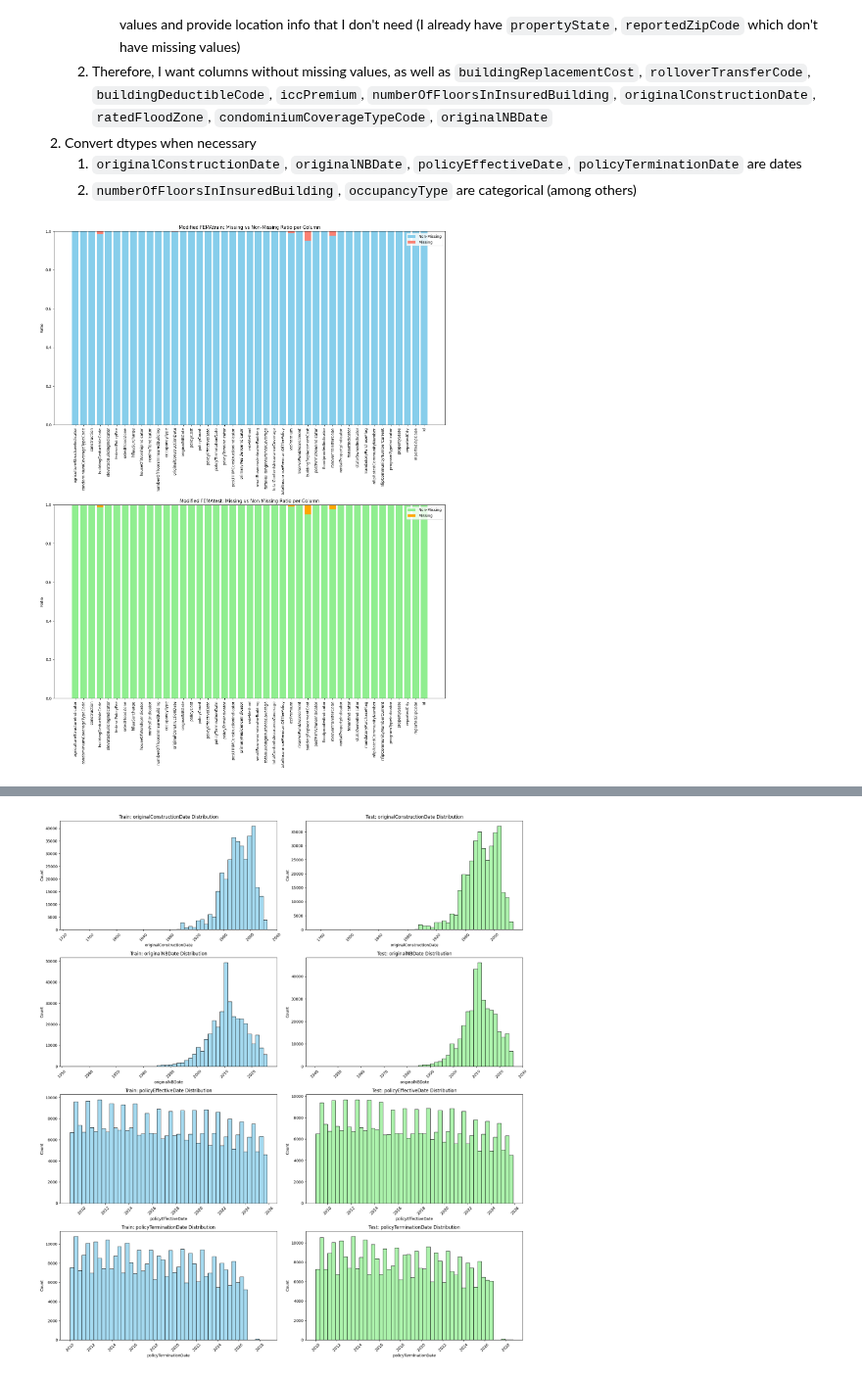
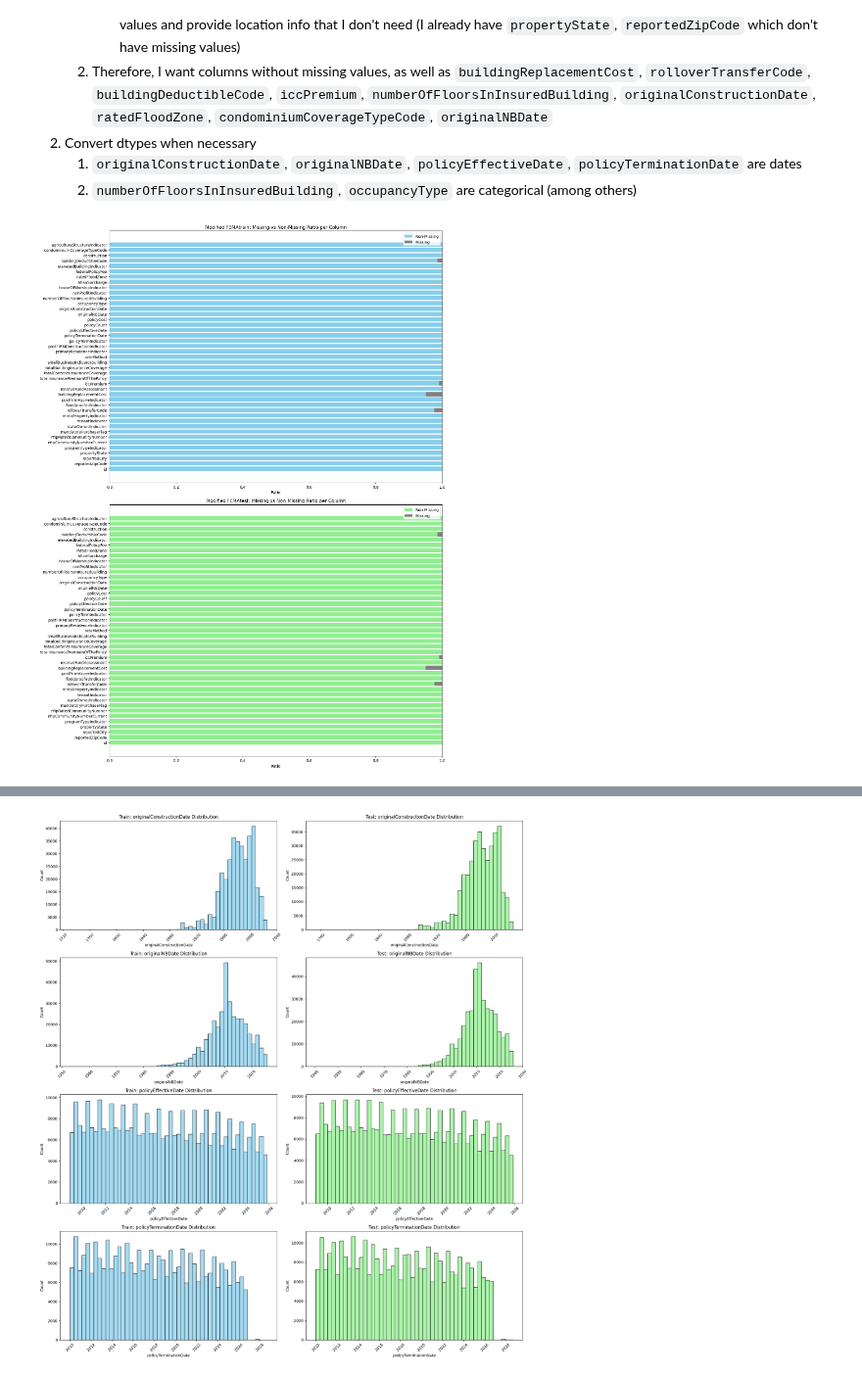
Before and after one commit to robertwzhou/Capstone2_FEMA_NFIPD, a Jupyter notebook: datawrangling.ipynb, the cells around one changed output, grey strips where cells are left out. Shown at 98% size. Saved outputs shown, nothing was run; the diff lists cells and outputs as text; code cells hidden in the pictures.

```diff
--- a/datawrangling.ipynb
+++ b/datawrangling.ipynb
@@ -160,40 +158,38 @@ convert_to_category(df_test)
 # %%
 # Calculate NA ratios for the current modified dataframes
 current_train_na = df_train.isna().sum() / len(df_train)
 current_test_na = df_test.isna().sum() / len(df_test)
 
 # Get the list of columns currently in the modified dataframes
 modified_cols = df_train.columns.tolist()
 
 # Prepare data for Train
 train_na_vals = current_train_na.values
 train_valid_vals = 1 - train_na_vals
 
 # Prepare data for Test
 test_na_vals = current_test_na.values
 test_valid_vals = 1 - test_na_vals
 
 fig, (ax1, ax2) = plt.subplots(2, 1, figsize=(15, 20))
 
-# Stacked Bar for Train
-ax1.bar(modified_cols, train_valid_vals, label="Non-Missing", color="skyblue")
-ax1.bar(modified_cols, train_na_vals, bottom=train_valid_vals, label="Missing", color="salmon")
-ax1.set_title("Modified FEMAtrain: Missing vs Non-Missing Ratio per Column")
-ax1.set_ylabel("Ratio")
-ax1.set_xticks(range(len(modified_cols)))
-ax1.set_xticklabels(modified_cols, rotation=90)
+# Horizontal Stacked Bar for Train
+ax1.barh(modified_cols, train_valid_vals, label='Non-Missing', color='skyblue')
+ax1.barh(modified_cols, train_na_vals, left=train_valid_vals, label='Missing', color='gray')
+ax1.set_title('Modified FEMAtrain: Missing vs Non-Missing Ratio per Column')
+ax1.set_xlabel('Ratio')
+ax1.invert_yaxis()
 ax1.legend()
 
-# Stacked Bar for Test
-ax2.bar(modified_cols, test_valid_vals, label="Non-Missing", color="lightgreen")
-ax2.bar(modified_cols, test_na_vals, bottom=test_valid_vals, label="Missing", color="orange")
-ax2.set_title("Modified FEMAtest: Missing vs Non-Missing Ratio per Column")
-ax2.set_ylabel("Ratio")
-ax2.set_xticks(range(len(modified_cols)))
-ax2.set_xticklabels(modified_cols, rotation=90)
+# Horizontal Stacked Bar for Test
+ax2.barh(modified_cols, test_valid_vals, label='Non-Missing', color='lightgreen')
+ax2.barh(modified_cols, test_na_vals, left=test_valid_vals, label='Missing', color='gray')
+ax2.set_title('Modified FEMAtest: Missing vs Non-Missing Ratio per Column')
+ax2.set_xlabel('Ratio')
+ax2.invert_yaxis()
 ax2.legend()
 
 plt.tight_layout()
 plt.show()
 # %% [output]
-[figure, old version]
+[figure, new version]
```
Also changed, not shown: parts of 60 cells of this notebook, 2 other files.
